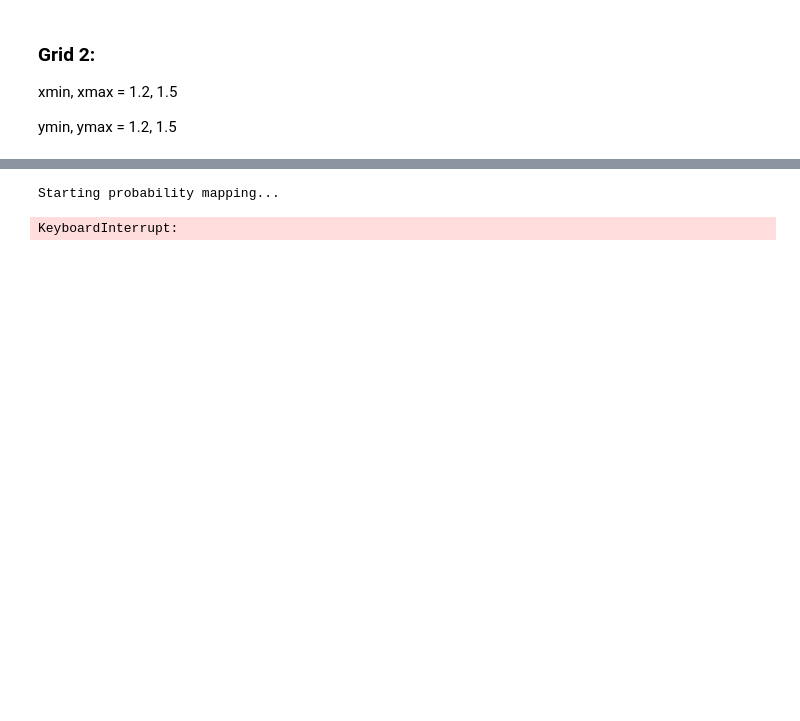
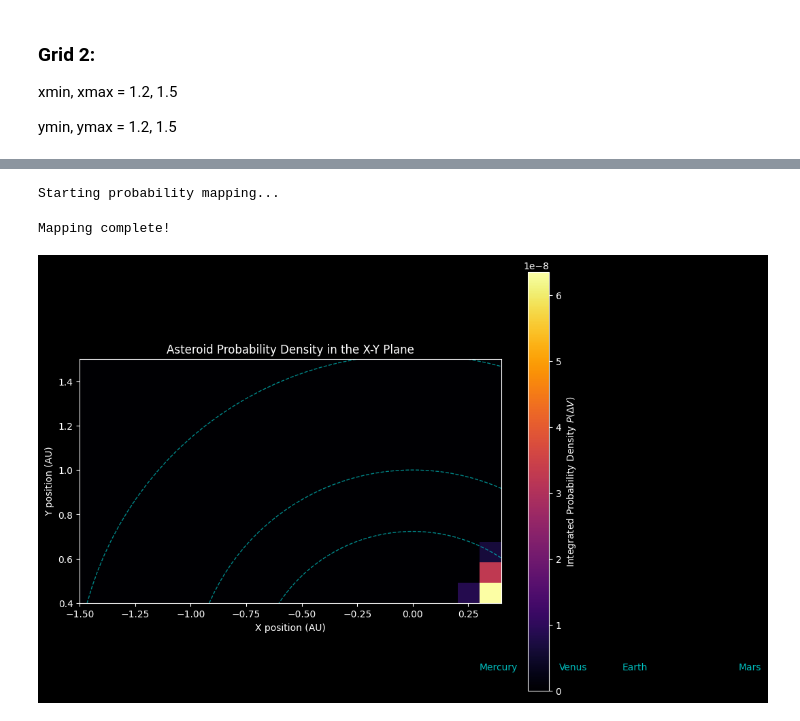
Before and after one commit to JuanitaAgudelo/TesisRepo, a Jupyter notebook: density_space_mapping/z_grid_mapping.ipynb, the cells around one changed output, grey strips where cells are left out. Saved outputs shown, nothing was run; the diff lists cells and outputs as text; code cells hidden in the pictures; blank space fills up the shorter version.

```diff
--- a/density_space_mapping/z_grid_mapping.ipynb
+++ b/density_space_mapping/z_grid_mapping.ipynb
@@ -622,8 +585,8 @@ def surface_integral_P_X_CMND(center, widths, max_elements: list, n_points=8, mu
 # %%
 # --- Define Grid and Simulation Parameters ---
 # Grid range for x and y (in AU)
-x_min, x_max = 1.2, 1.5
-y_min, y_max = 1.2, 1.5
+x_min, x_max = -1.5, 0.4
+y_min, y_max = 0.4, 1.5
 
 # The size of the integration volume for x and y
 dx_cell, dy_cell = 0.1, 0.1
@@ -689,7 +652,8 @@ for i, y_c in enumerate(tqdm(y_centers, desc="Y-axis progress")):
         probability_map[i, j] = prob_value
 
 print("Mapping complete!")
+np.savetxt("P_X_grid_v8.dat", probability_map)
 # %% [output]
 Starting probability mapping...
-KeyboardInterrupt:
+Mapping complete!
 # %%
@@ -698,7 +662,7 @@ np.savetxt("P_X_grid_v5.dat", probability_map)
 # ==============================================================================
 # 4. VISUALIZATION
 # ==============================================================================
-with open("P_X_grid_v3.dat", "rb") as f:
+with open("P_X_grid_v8.dat", "rb") as f:
     integral_grid = np.loadtxt(f)
 # The probability values might be very small, so plotting the log can be useful
 # Add a small constant to avoid log(0)
@@ -714,30 +678,32 @@ im = ax.imshow(
     #log_prob_map, # Uncomment this line to plot the log of the probability
     cmap='inferno',
     extent=[x_min, x_max, y_min, y_max],
     origin='lower',
     interpolation='nearest'
 )
 
 # Add a colorbar to show the scale
 cbar = fig.colorbar(im)
 cbar.set_label('Integrated Probability Density $P(\Delta V)$')
 #cbar.set_label('Log10 of Integrated Probability Density') # Use if plotting log
 
 # Add labels and title
 ax.set_xlabel('X position (AU)')
 ax.set_ylabel('Y position (AU)')
 ax.set_title('Asteroid Probability Density in the X-Y Plane')
 ax.set_aspect('equal', adjustable='box') # Ensure x and y axes have the same scale
 
 # Add orbits of planets for context
 def plot_orbit(radius, label):
     circle = plt.Circle((0, 0), radius, color='c', fill=False, linestyle='--', alpha=0.7)
     ax.add_artist(circle)
     ax.text(radius, 0.1, label, color='c', ha='center')
 
 plot_orbit(0.387, 'Mercury')
 plot_orbit(0.723, 'Venus')
 plot_orbit(1.0, 'Earth')
 plot_orbit(1.52, 'Mars')
 
 plt.show()
+# %% [output]
+[figure, added]
```
Also changed, not shown: parts of 19 cells of this notebook, 5 other files.
